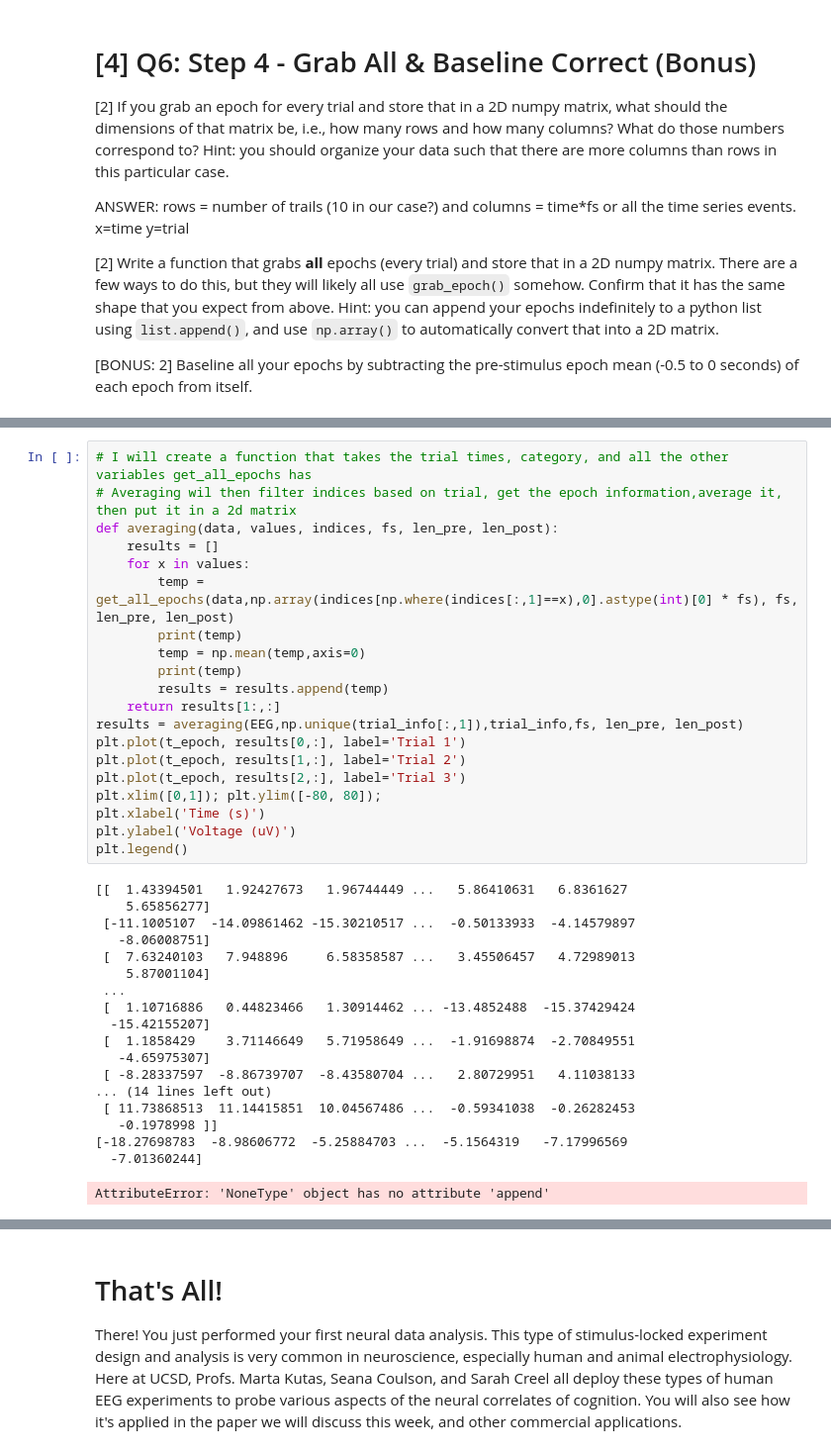
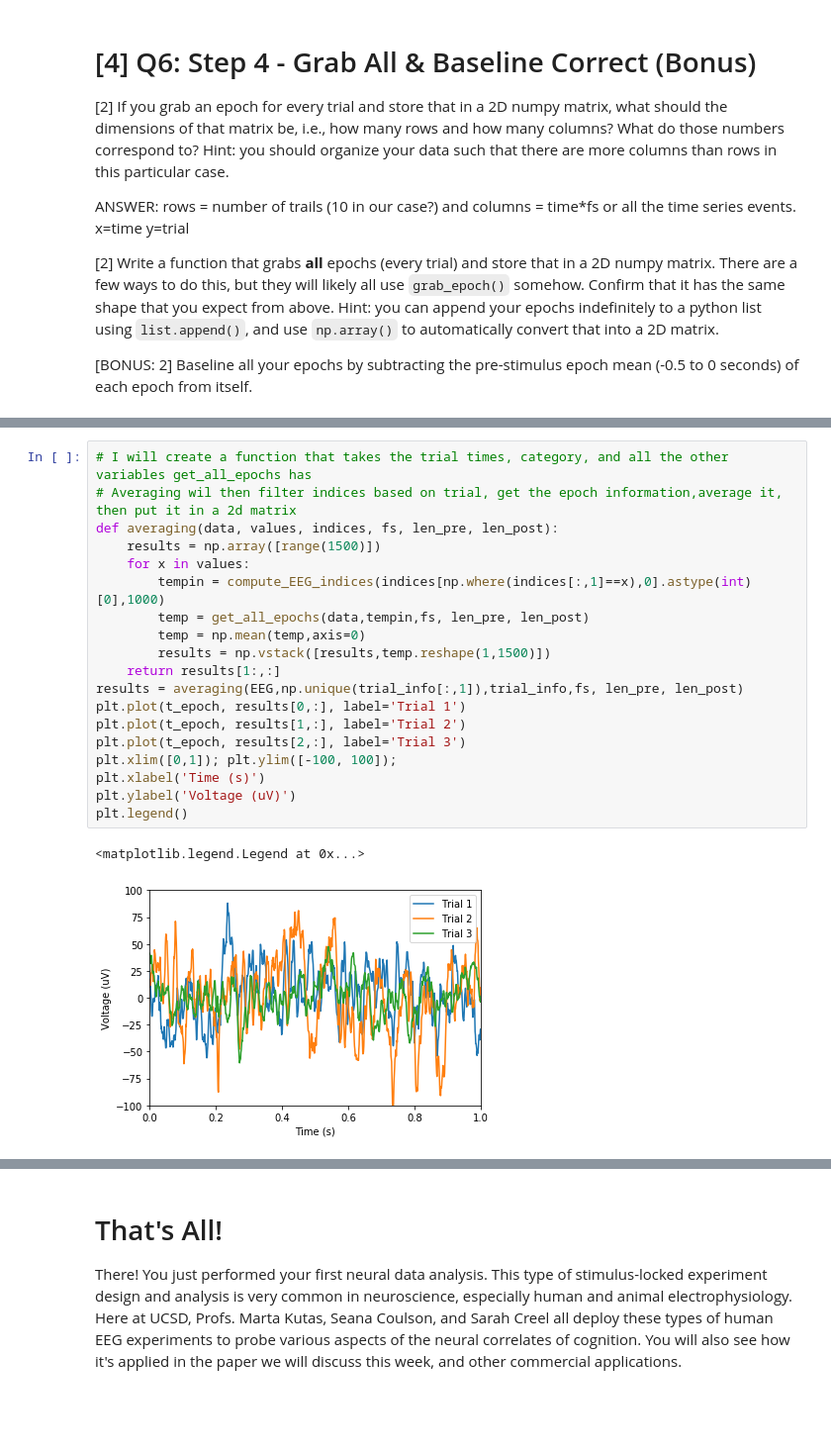
Before and after one commit to kevinice95/COGS118C, a Jupyter notebook: Assignments/A1-SamplingTimeSeries.ipynb, the cells around one changed output, grey strips where cells are left out. Shown at 99% size. Drawn from its saved outputs; the diff is of its cells as text; blank space fills up the shorter version.

```diff
--- a/Assignments/A1-SamplingTimeSeries.ipynb
+++ b/Assignments/A1-SamplingTimeSeries.ipynb
@@ -298,39 +299,22 @@ Your plot should look something like:
 # %%
 # I will create a function that takes the trial times, category, and all the other variables get_all_epochs has
 # Averaging wil then filter indices based on trial, get the epoch information,average it, then put it in a 2d matrix
 def averaging(data, values, indices, fs, len_pre, len_post):
-    results = []
+    results = np.array([range(1500)])
     for x in values:
-        temp = get_all_epochs(data,np.array(indices[np.where(indices[:,1]==x),0].astype(int)[0] * fs), fs, len_pre, len_post)
-        print(temp)
+        tempin = compute_EEG_indices(indices[np.where(indices[:,1]==x),0].astype(int)[0],1000)
+        temp = get_all_epochs(data,tempin,fs, len_pre, len_post)
         temp = np.mean(temp,axis=0)
-        print(temp)
-        results = results.append(temp)
+        results = np.vstack([results,temp.reshape(1,1500)])
     return results[1:,:]
 results = averaging(EEG,np.unique(trial_info[:,1]),trial_info,fs, len_pre, len_post)
 plt.plot(t_epoch, results[0,:], label='Trial 1')
 plt.plot(t_epoch, results[1,:], label='Trial 2')
 plt.plot(t_epoch, results[2,:], label='Trial 3')
-plt.xlim([0,1]); plt.ylim([-80, 80]);
+plt.xlim([0,1]); plt.ylim([-100, 100]);
 plt.xlabel('Time (s)')
 plt.ylabel('Voltage (uV)')
 plt.legend()
 # %% [output]
-[[  1.43394501   1.92427673   1.96744449 ...   5.86410631   6.8361627
-    5.65856277]
- [-11.1005107  -14.09861462 -15.30210517 ...  -0.50133933  -4.14579897
-   -8.06008751]
- [  7.63240103   7.948896     6.58358587 ...   3.45506457   4.72989013
-    5.87001104]
- ...
- [  1.10716886   0.44823466   1.30914462 ... -13.4852488  -15.37429424
-  -15.42155207]
- [  1.1858429    3.71146649   5.71958649 ...  -1.91698874  -2.70849551
-   -4.65975307]
- [ -8.28337597  -8.86739707  -8.43580704 ...   2.80729951   4.11038133
-... (14 lines left out)
- [ 11.73868513  11.14415851  10.04567486 ...  -0.59341038  -0.26282453
-   -0.1978998 ]]
-[-18.27698783  -8.98606772  -5.25884703 ...  -5.1564319   -7.17996569
-  -7.01360244]
+<matplotlib.legend.Legend at 0x...>
-AttributeError: 'NoneType' object has no attribute 'append'
+[figure, added]
```
Also changed, not shown: parts of 4 cells of this notebook.
